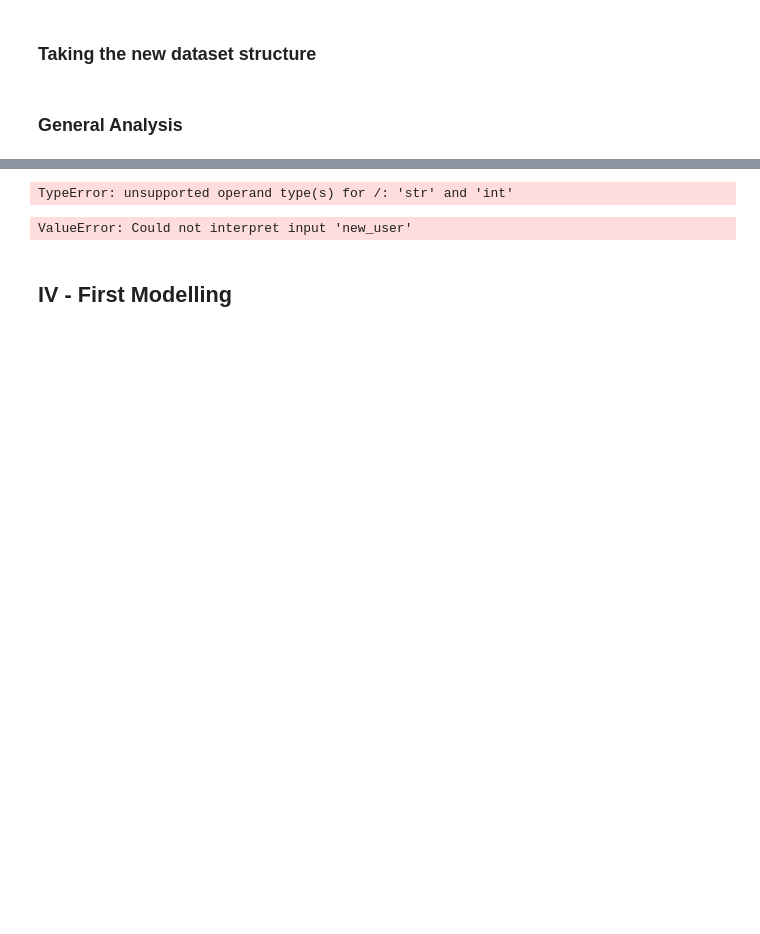
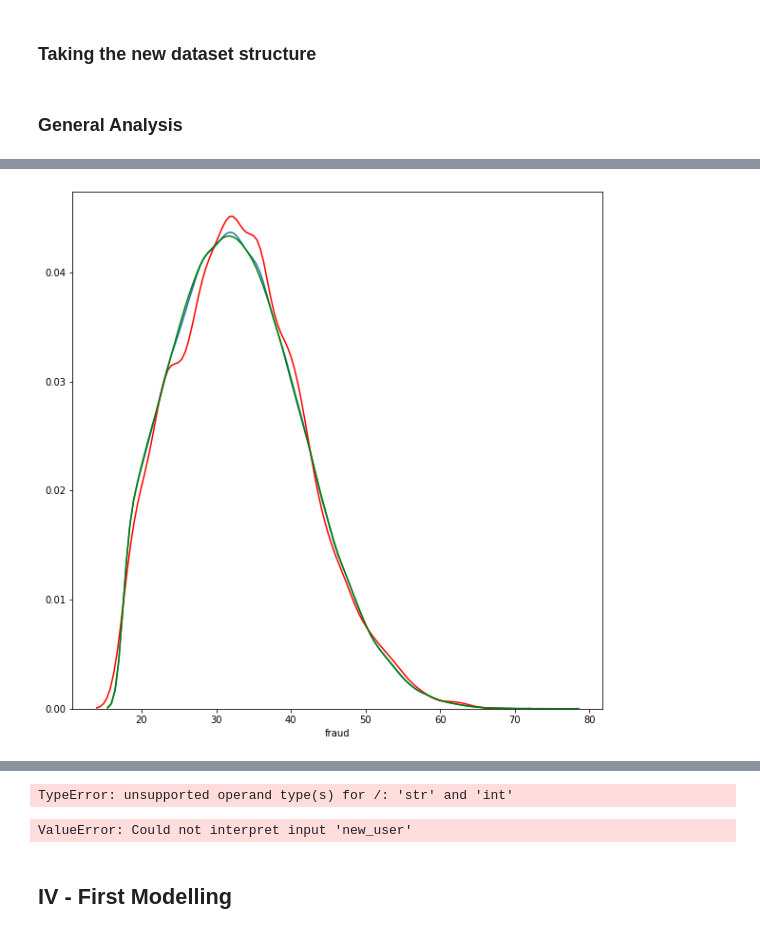
Before and after one commit to alexisgcomte/Projet----FRAUDULENT-ACTIVITIES, a Jupyter notebook: Projet -- FRAUDULENT ACTIVITIES.ipynb, the cells around one changed output, grey strips where cells are left out. Cells and saved outputs as stored; diff of their text form; code cells hidden in the pictures; blank space fills up the shorter version.

```diff
--- a/Projet -- FRAUDULENT ACTIVITIES.ipynb
+++ b/Projet -- FRAUDULENT ACTIVITIES.ipynb
@@ -276,0 +284,7 @@ df = pd.read_csv('https://raw.githubusercontent.com/alexisgcomte/Projet----FRAUD
+# %%
+fig, ax = plt.subplots(figsize=(10,10))
+_ = sns.distplot(df['age'],ax=ax,axlabel='all',hist=False)
+_ = sns.distplot(df[df['class']=='1']['age'],ax=ax,axlabel='fraud',color='red',hist=False)
+_ = sns.distplot(df[df['class']=='0']['age'],ax=ax,axlabel='fraud',color='green',hist=False)
+# %% [output]
+[figure, added]
```
Also changed, not shown: parts of 54 cells of this notebook.
